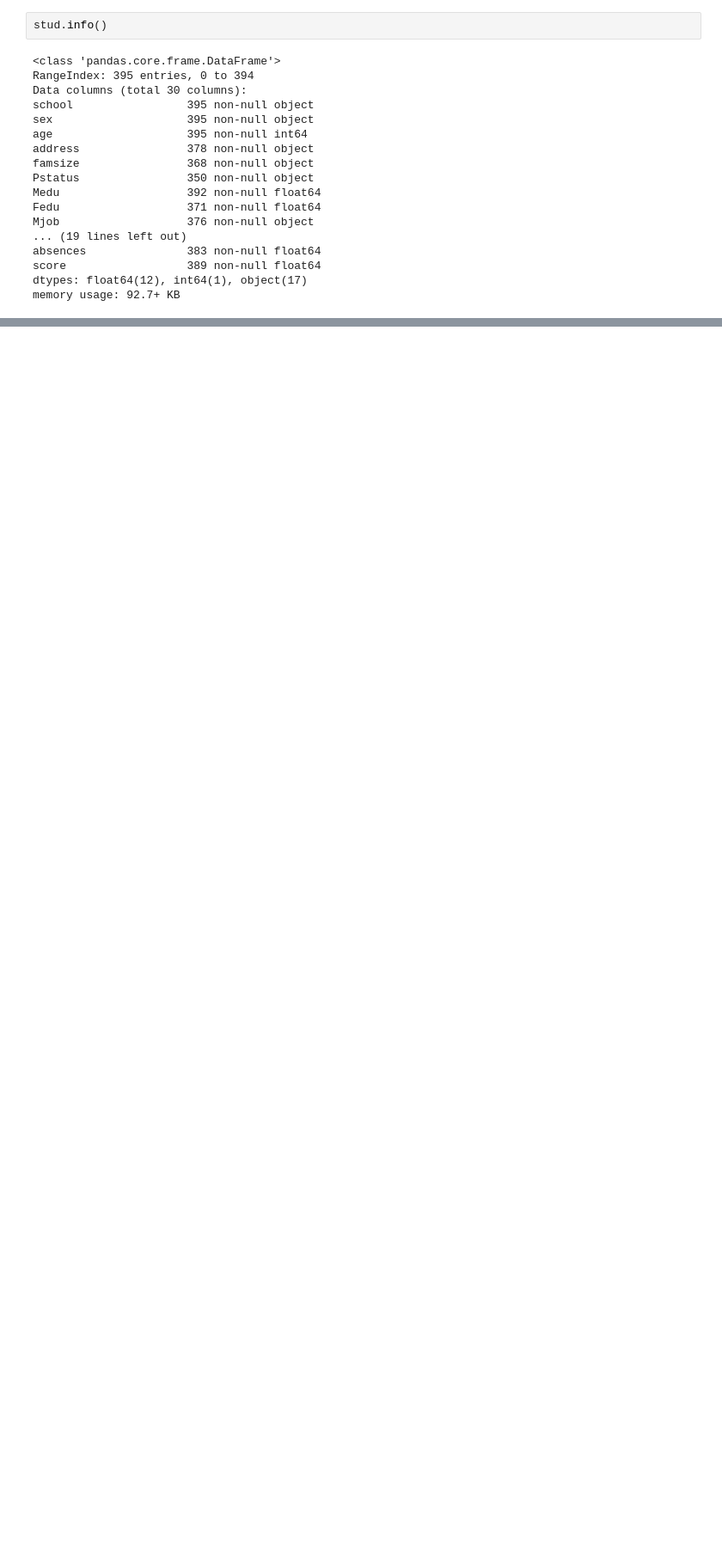
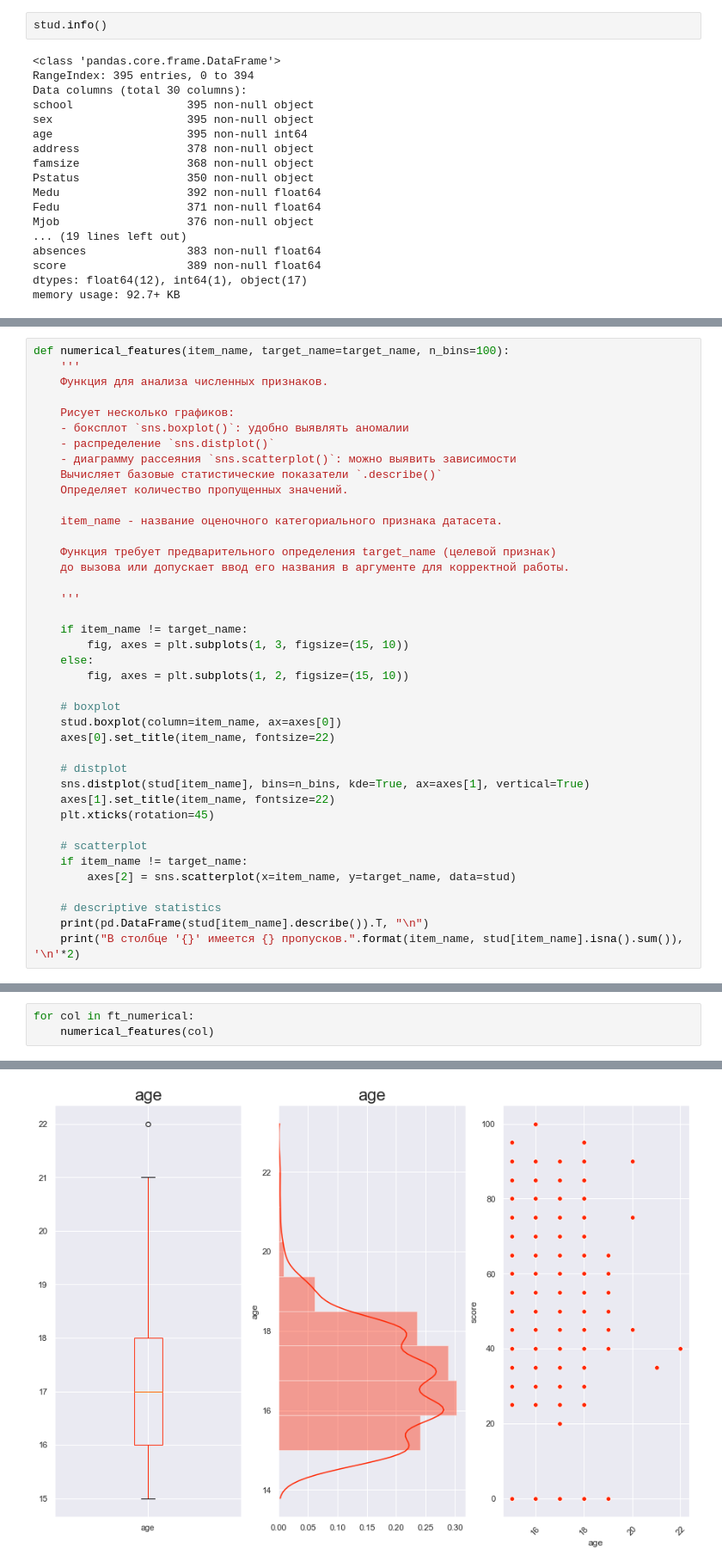
Before and after one commit to Ya-Andy/module_2, a Jupyter notebook: UNICEF Project.ipynb, the cells around one changed output, grey strips where cells are left out. Shown at 86% size. Cells and saved outputs as stored; diff of their text form; blank space fills up the shorter version.

```diff
--- a/UNICEF Project.ipynb
+++ b/UNICEF Project.ipynb
@@ -65,0 +382,40 @@ stud.describe()
+# %%
+def numerical_features(item_name, target_name=target_name, n_bins=100):
+    '''
+    Функция для анализа численных признаков.
+
+    Рисует несколько графиков:
+    - боксплот `sns.boxplot()`: удобно выявлять аномалии
+    - распределение `sns.distplot()`
+    - диаграмму рассеяния `sns.scatterplot()`: можно выявить зависимости
+    Вычисляет базовые статистические показатели `.describe()`
+    Определяет количество пропущенных значений.
+
+    item_name - название оценочного категориального признака датасета.
+
+    Функция требует предварительного определения target_name (целевой признак)
+    до вызова или допускает ввод его названия в аргументе для корректной работы.
+
+    '''
+
+    if item_name != target_name:
+        fig, axes = plt.subplots(1, 3, figsize=(15, 10))
+    else:
+        fig, axes = plt.subplots(1, 2, figsize=(15, 10))
+
+    # boxplot
+    stud.boxplot(column=item_name, ax=axes[0])
+    axes[0].set_title(item_name, fontsize=22)
+
+    # distplot
+    sns.distplot(stud[item_name], bins=n_bins, kde=True, ax=axes[1], vertical=True)
+    axes[1].set_title(item_name, fontsize=22)
+    plt.xticks(rotation=45)
+
+    # scatterplot
+    if item_name != target_name:
+        axes[2] = sns.scatterplot(x=item_name, y=target_name, data=stud)
+
+    # descriptive statistics
+    print(pd.DataFrame(stud[item_name].describe()).T, "\n")
+    print("В столбце '{}' имеется {} пропусков.".format(item_name, stud[item_name].isna().sum()), '\n'*2)
@@ -65,0 +521,4 @@ stud.describe()
+# %%
+for col in ft_numerical:
+    numerical_features(col)
+# %% [output]
@@ -65,0 +541 @@ stud.describe()
+[figure, added]
```
Also changed, not shown: parts of 94 cells of this notebook.
